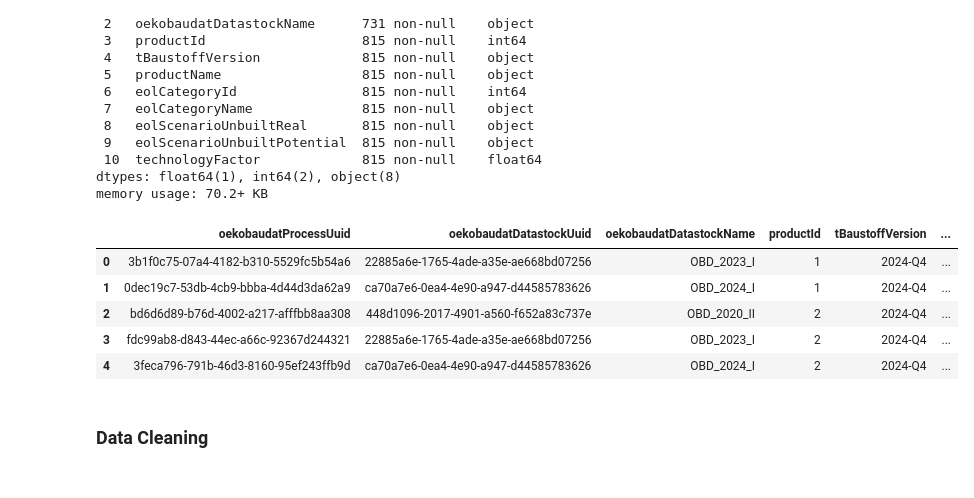
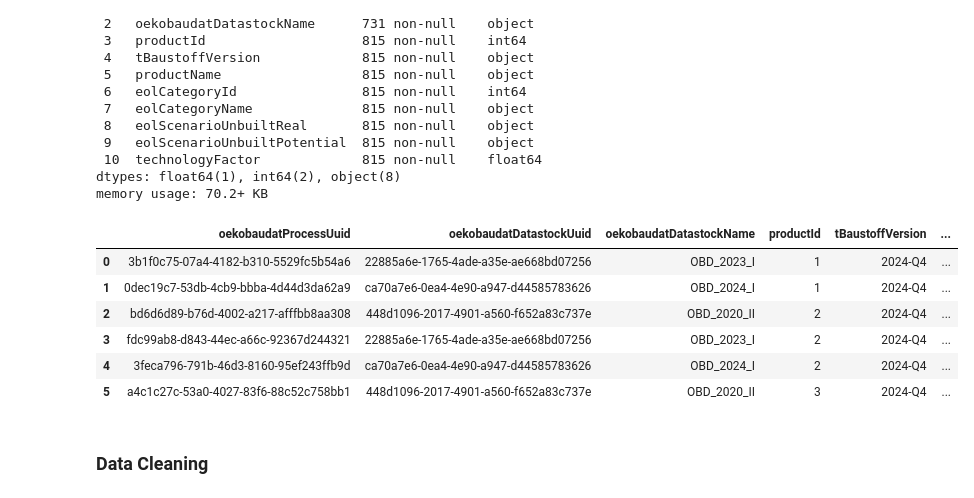
Before and after one commit to n3xtcoder-ai4impact/bbsr-challenge, a Jupyter notebook: tbaustoff.ipynb, the cells around one changed output. Saved outputs shown, nothing was run; the diff lists cells and outputs as text; code cells hidden in the pictures.

```diff
--- a/tbaustoff.ipynb
+++ b/tbaustoff.ipynb
@@ -54,14 +54,15 @@ Data columns (total 11 columns):
 dtypes: float64(1), int64(2), object(8)
 memory usage: 70.2+ KB
 # %%
-tbau_df.head()
+tbau_df.head(6)
 # %% [output]
 |  | oekobaudatProcessUuid | oekobaudatDatastockUuid | oekobaudatDatastockName | productId | tBaustoffVersion | ... |
 | 0 | 3b1f0c75-07a4-4182-b310-5529fc5b54a6 | 22885a6e-1765-4ade-a35e-ae668bd07256 | OBD_2023_I | 1 | 2024-Q4 | ... |
 | 1 | 0dec19c7-53db-4cb9-bbba-4d44d3da62a9 | ca70a7e6-0ea4-4e90-a947-d44585783626 | OBD_2024_I | 1 | 2024-Q4 | ... |
 | 2 | bd6d6d89-b76d-4002-a217-afffbb8aa308 | 448d1096-2017-4901-a560-f652a83c737e | OBD_2020_II | 2 | 2024-Q4 | ... |
 | 3 | fdc99ab8-d843-44ec-a66c-92367d244321 | 22885a6e-1765-4ade-a35e-ae668bd07256 | OBD_2023_I | 2 | 2024-Q4 | ... |
 | 4 | 3feca796-791b-46d3-8160-95ef243ffb9d | ca70a7e6-0ea4-4e90-a947-d44585783626 | OBD_2024_I | 2 | 2024-Q4 | ... |
+| 5 | a4c1c27c-53a0-4027-83f6-88c52c758bb1 | 448d1096-2017-4901-a560-f652a83c737e | OBD_2020_II | 3 | 2024-Q4 | ... |
 # %% [markdown]
 ### Data Cleaning
 # %%
```
Also changed, not shown: parts of 35 cells of this notebook, 1 other file.
